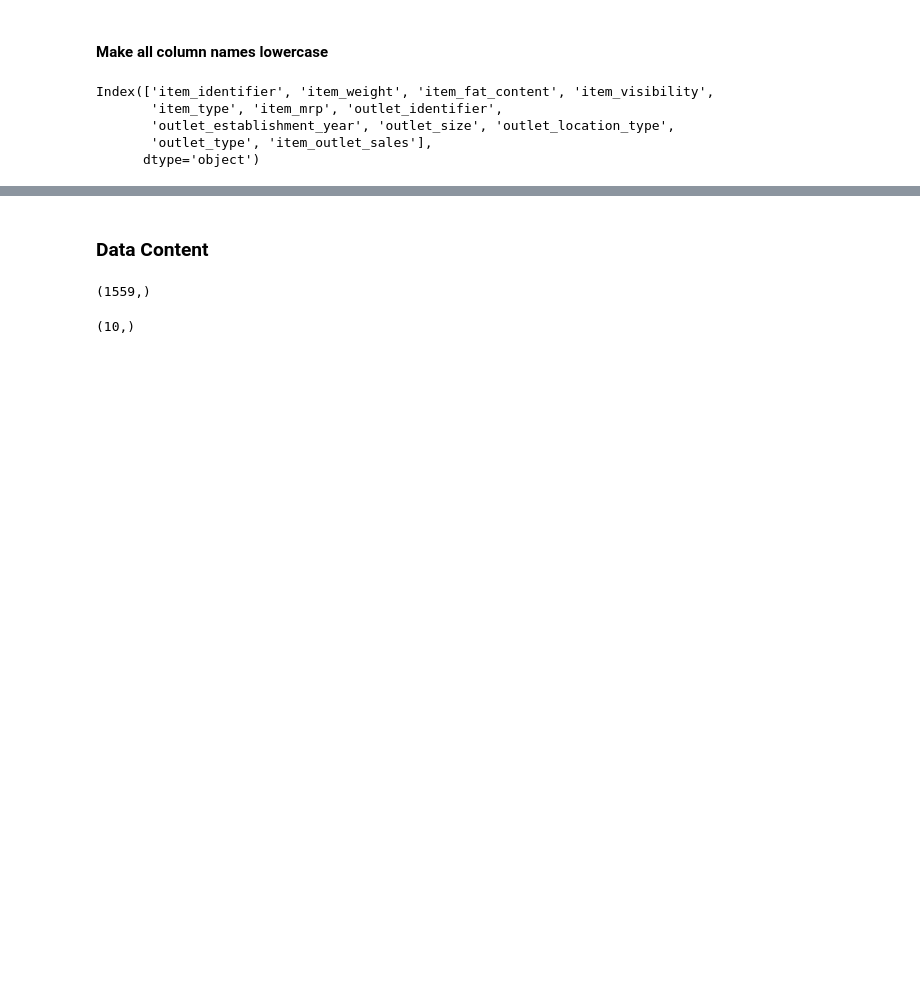
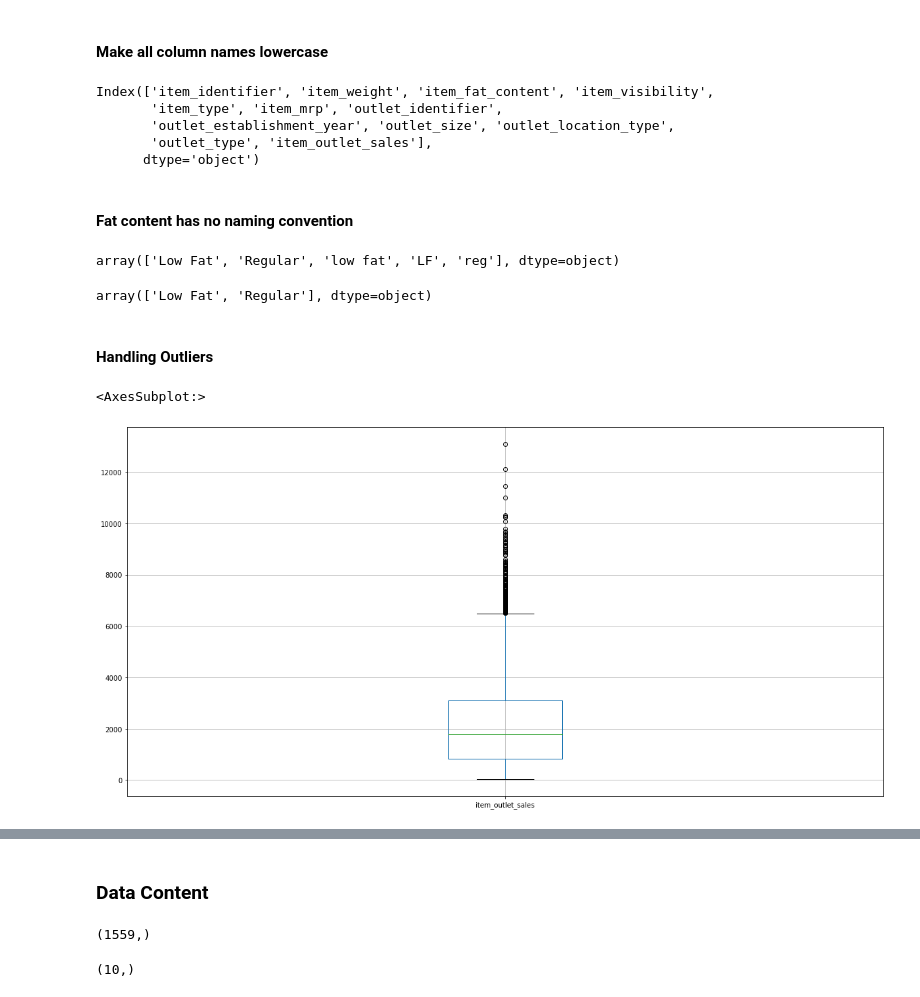
Before and after one commit to Technocolabs100/BigMart-Data-Analysis-and-Prediction, a Jupyter notebook: BigMart_predictive_model.ipynb, the cells around one changed output, grey strips where cells are left out. Cells and saved outputs as stored; diff of their text form; code cells hidden in the pictures; blank space fills up the shorter version.

Commit message:
Check for outliers

```diff
--- a/BigMart_predictive_model.ipynb
+++ b/BigMart_predictive_model.ipynb
@@ -81,3 +83,22 @@ Index(['item_identifier', 'item_weight', 'item_fat_content', 'item_visibility',
        'outlet_establishment_year', 'outlet_size', 'outlet_location_type',
        'outlet_type', 'item_outlet_sales'],
       dtype='object')
+# %% [markdown]
+#### Fat content has no naming convention
+# %%
+df["item_fat_content"].unique()
+# %% [output]
+array(['Low Fat', 'Regular', 'low fat', 'LF', 'reg'], dtype=object)
+# %%
+df["item_fat_content"] = df["item_fat_content"].replace({"low fat": "Low Fat", "LF": "Low Fat", "reg": "Regular"})
+df["item_fat_content"].unique()
+# %% [output]
+array(['Low Fat', 'Regular'], dtype=object)
+# %% [markdown]
+#### Handling Outliers
+# %%
+plt.figure(figsize=(20,10))
+df.boxplot(column="item_outlet_sales")
+# %% [output]
+<AxesSubplot:>
+[figure, added]
```
Also changed, not shown: parts of 13 cells of this notebook.
